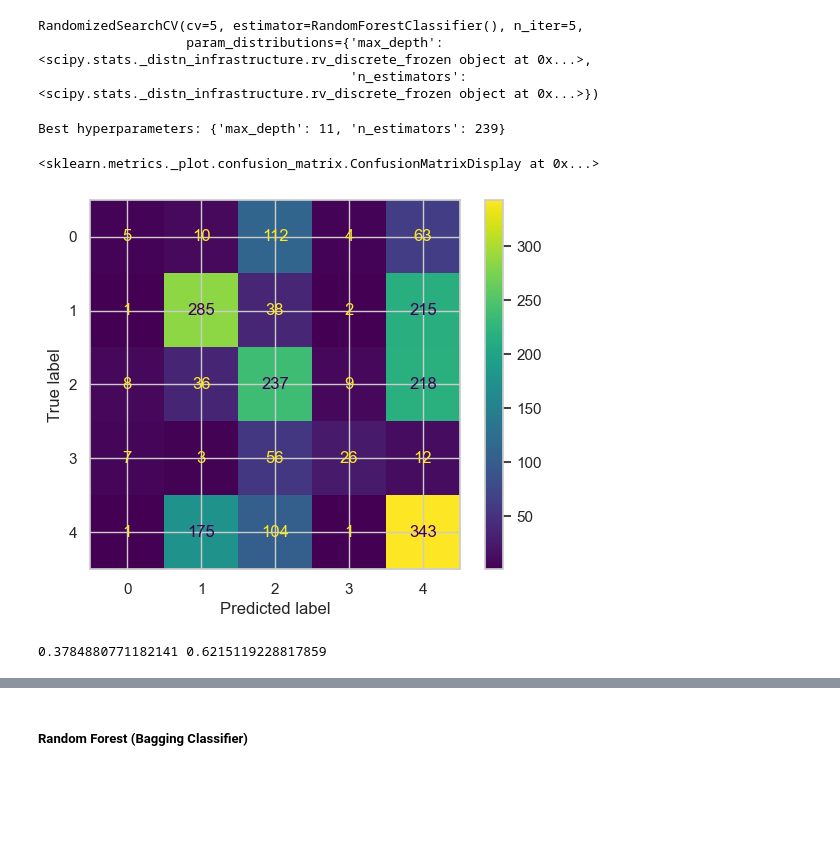
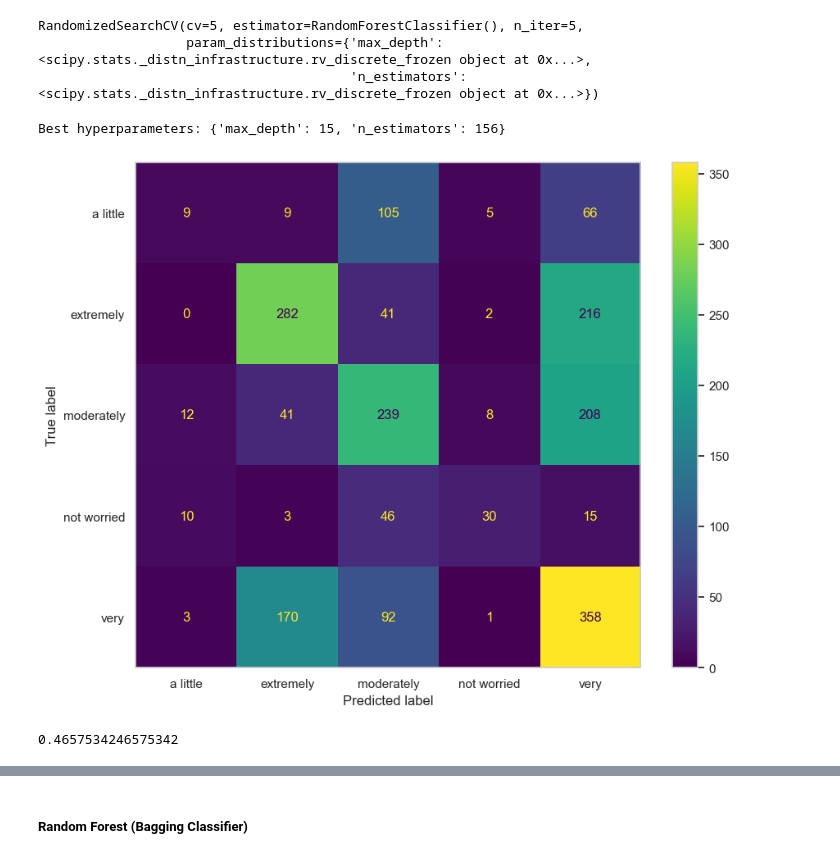
Before and after one commit to jack-rutherford/Climate_Anxiety, a Jupyter notebook: climate_anxiety.ipynb, the cells around one changed output, grey strips where cells are left out. Cells and saved outputs as stored; diff of their text form; code cells hidden in the pictures; blank space fills up the shorter version.

Commit message:
improved RF visualizations

```diff
--- a/climate_anxiety.ipynb
+++ b/climate_anxiety.ipynb
@@ -770,15 +793,20 @@ RandomizedSearchCV(cv=5, estimator=RandomForestClassifier(), n_iter=5,
 # %%
 # best model!
 best_rf = rand_search.best_estimator_
 
 print('Best hyperparameters:',  rand_search.best_params_)
+
 cm = confusion_matrix(y_test, best_rf.predict(X_test))
-ConfusionMatrixDisplay(confusion_matrix=cm).plot()
+cm_display = ConfusionMatrixDisplay(cm, display_labels=ordinal_logistic.classes_)
+fig, ax = plt.subplots(figsize=(10, 8))
+cm_display.plot(ax=ax)
+plt.grid(False)  # disable the grid
+plt.show()
 # %% [output]
-Best hyperparameters: {'max_depth': 11, 'n_estimators': 239}
+Best hyperparameters: {'max_depth': 15, 'n_estimators': 156}
-<sklearn.metrics._plot.confusion_matrix.ConfusionMatrixDisplay at 0x...>
-[figure, old version]
+[figure, new version]
-# %%
-print(np.mean(y_pred == y_test), np.mean(y_pred != y_test))
-# %% [output]
-0.3784880771182141 0.6215119228817859
+# %%
+y_pred = best_rf.predict(X_test)
+accuracy_score(y_test, y_pred)
+# %% [output]
+0.4657534246575342
```
Also changed, not shown: parts of 38 cells of this notebook.
